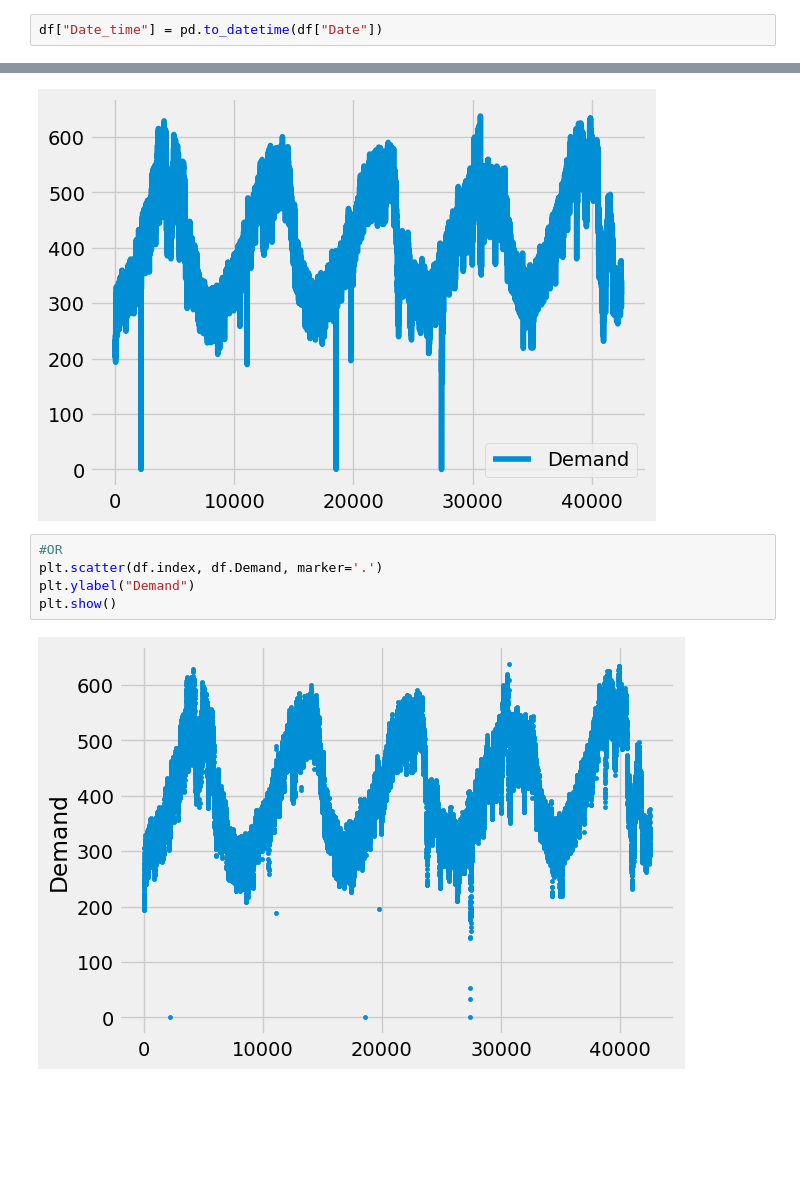
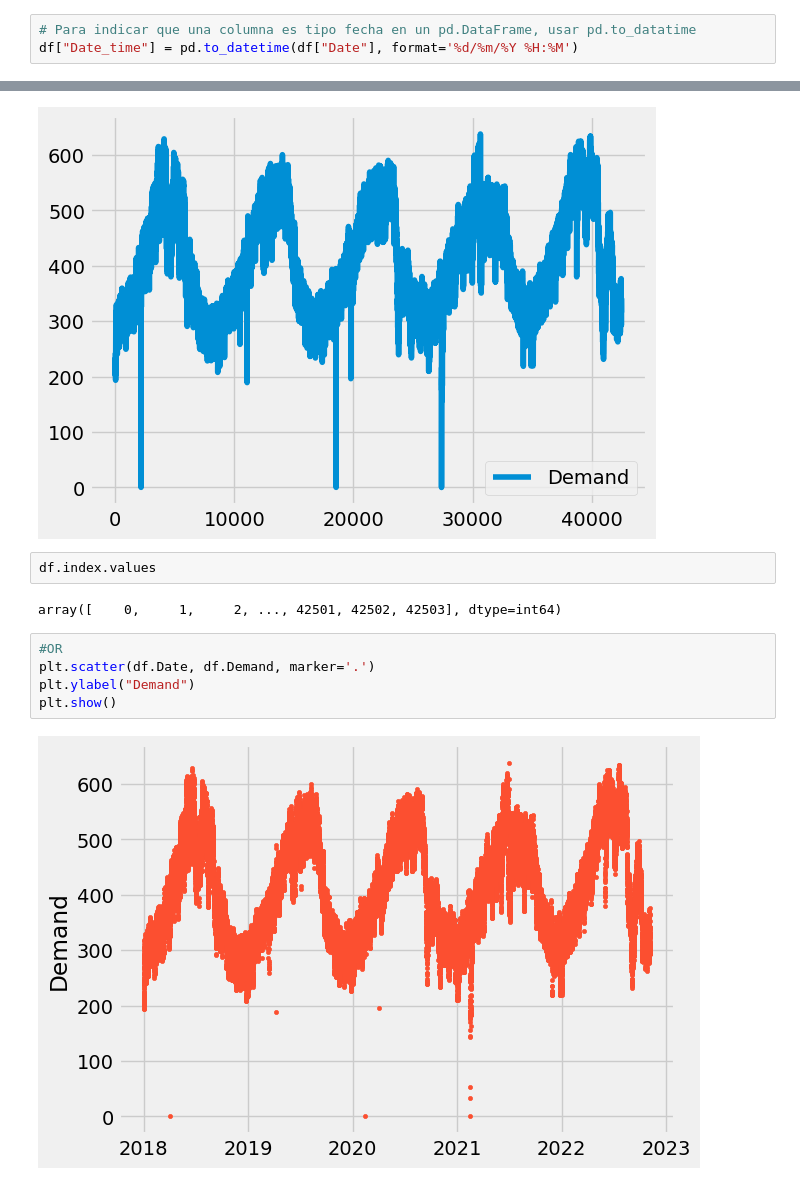
Before and after one commit to igomezv/DataScienceIntermedio, a Jupyter notebook: 5-Aplicación-de-análisis-de-datos.ipynb, the cells around one changed output, grey strips where cells are left out. Drawn from its saved outputs; the diff is of its cells as text; blank space fills up the shorter version.

```diff
--- a/5-Aplicación-de-análisis-de-datos.ipynb
+++ b/5-Aplicación-de-análisis-de-datos.ipynb
@@ -109,3 +96,4 @@ Name: Date, dtype: object
 # %%
-df["Date_time"] = pd.to_datetime(df["Date"])
+# Para indicar que una columna es tipo fecha en un pd.DataFrame, usar pd.to_datatime
+df["Date_time"] = pd.to_datetime(df["Date"], format='%d/%m/%Y %H:%M')
 # %%
@@ -133,11 +132,15 @@ df[['Demand']].plot()
 plt.show()
 # %% [output]
 [figure]
+# %%
+df.index.values
+# %% [output]
+array([    0,     1,     2, ..., 42501, 42502, 42503], dtype=int64)
 # %%
 #OR
-plt.scatter(df.index, df.Demand, marker='.')
+plt.scatter(df.Date, df.Demand, marker='.')
 plt.ylabel("Demand")
 plt.show()
 # %% [output]
-[figure, old version]
+[figure, new version]
 # %%
```
Also changed, not shown: parts of 17 cells of this notebook.
